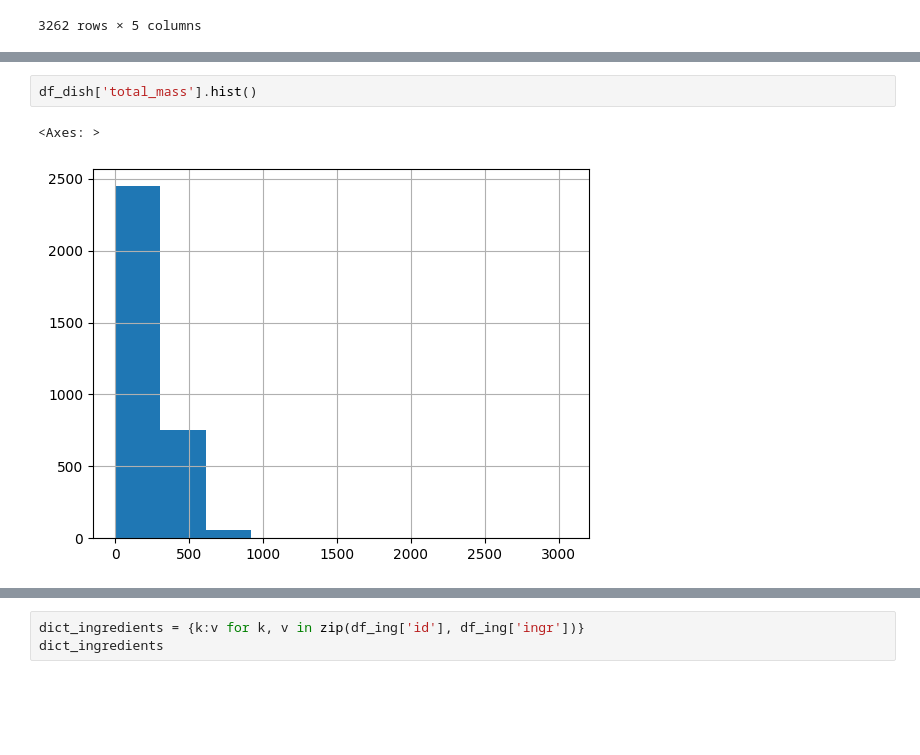
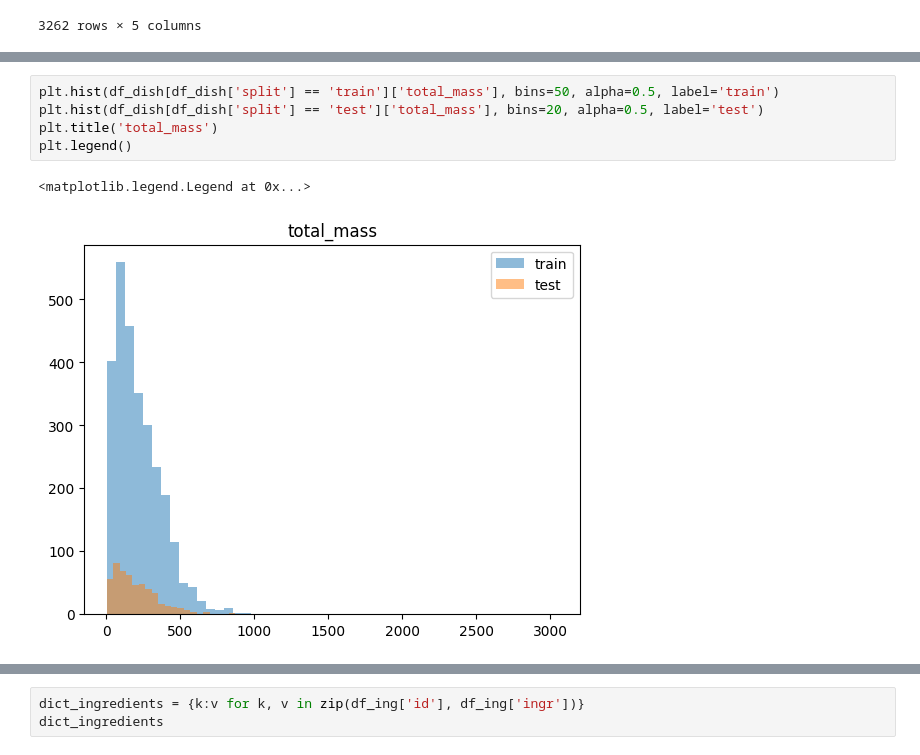
Before and after one commit to russele7/practicum_dle_sprint_4, a Jupyter notebook: solution.ipynb, the cells around one changed output, grey strips where cells are left out. Saved outputs shown, nothing was run; the diff lists cells and outputs as text; blank space fills up the shorter version.

```diff
--- a/solution.ipynb
+++ b/solution.ipynb
@@ -83,8 +76,11 @@ df_dish['total_calories'].hist()
 # %%
-df_dish['total_mass'].hist()
+plt.hist(df_dish[df_dish['split'] == 'train']['total_mass'], bins=50, alpha=0.5, label='train')
+plt.hist(df_dish[df_dish['split'] == 'test']['total_mass'], bins=20, alpha=0.5, label='test')
+plt.title('total_mass')
+plt.legend()
 # %% [output]
-<Axes: >
+<matplotlib.legend.Legend at 0x...>
-[figure, old version]
+[figure, new version]
 # %%
 plot_images_flatten(df_dish['dish_id'])
 # %% [output]
```
Also changed, not shown: parts of 35 cells of this notebook, 3 other files.
